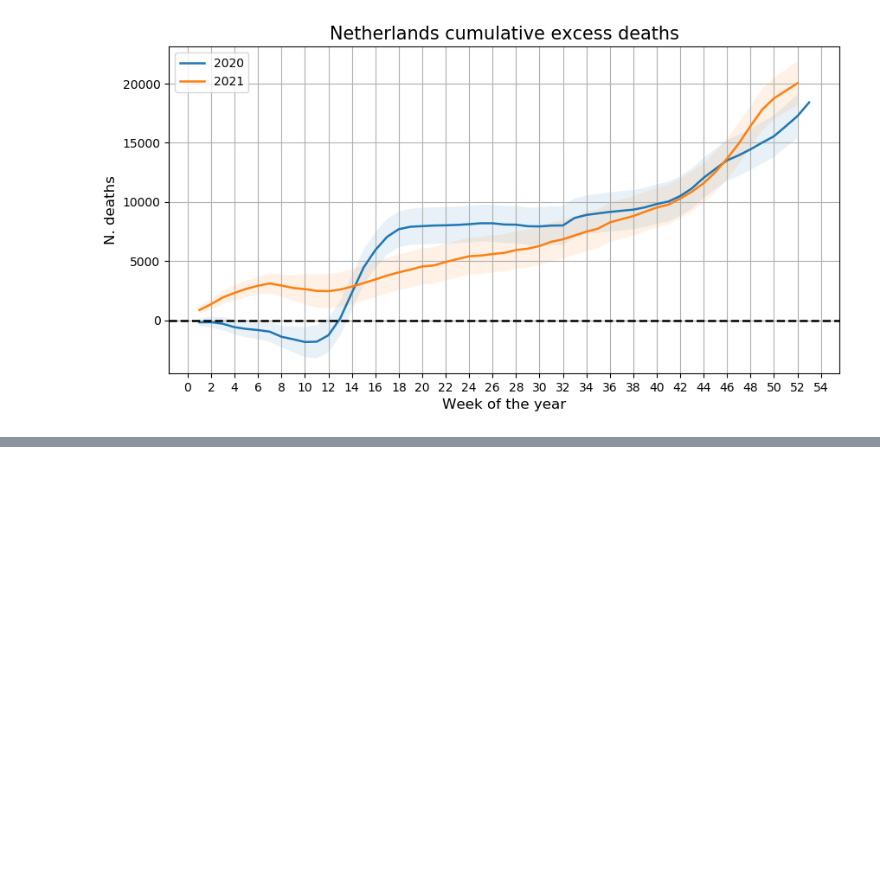
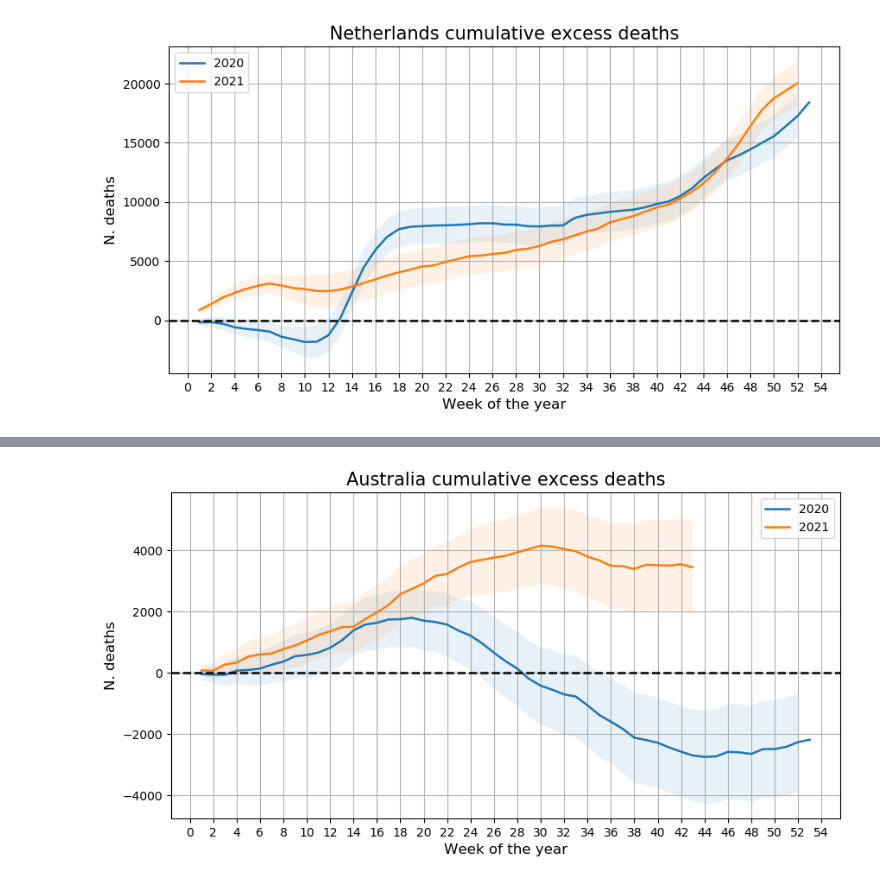
Before and after one commit to thomasmuntzer/covid19, a Jupyter notebook: International/Mortality.ipynb, the cells around one changed output, grey strips where cells are left out. Drawn from its saved outputs; the diff is of its cells as text; code cells hidden in the pictures; blank space fills up the shorter version.

```diff
--- a/International/Mortality.ipynb
+++ b/International/Mortality.ipynb
@@ -115,0 +143,5 @@ plot_mortality(varname="excess_deaths",
+# %%
+plot_mortality(varname="cumulative_excess_deaths",
+               country="Australia")
+# %% [output]
+[figure, added]
```
Also changed, not shown: parts of 22 cells of this notebook, 2 other files.
